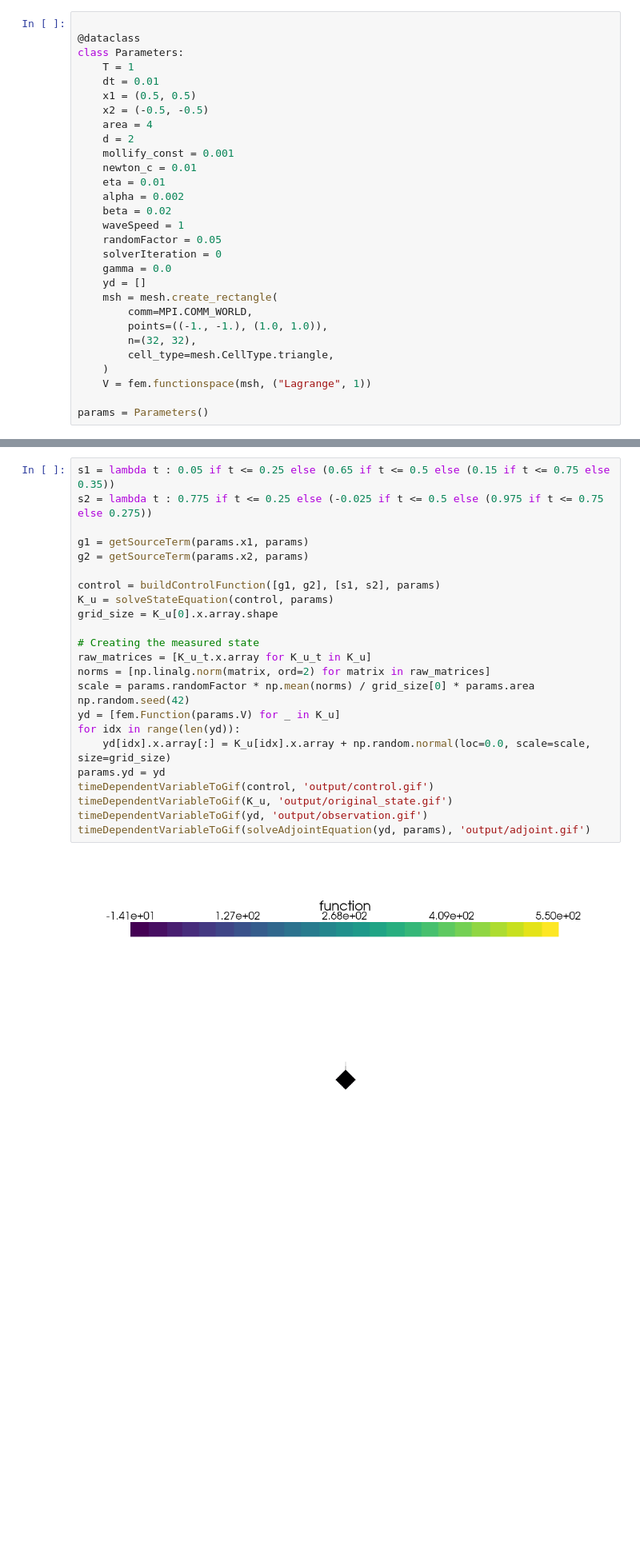
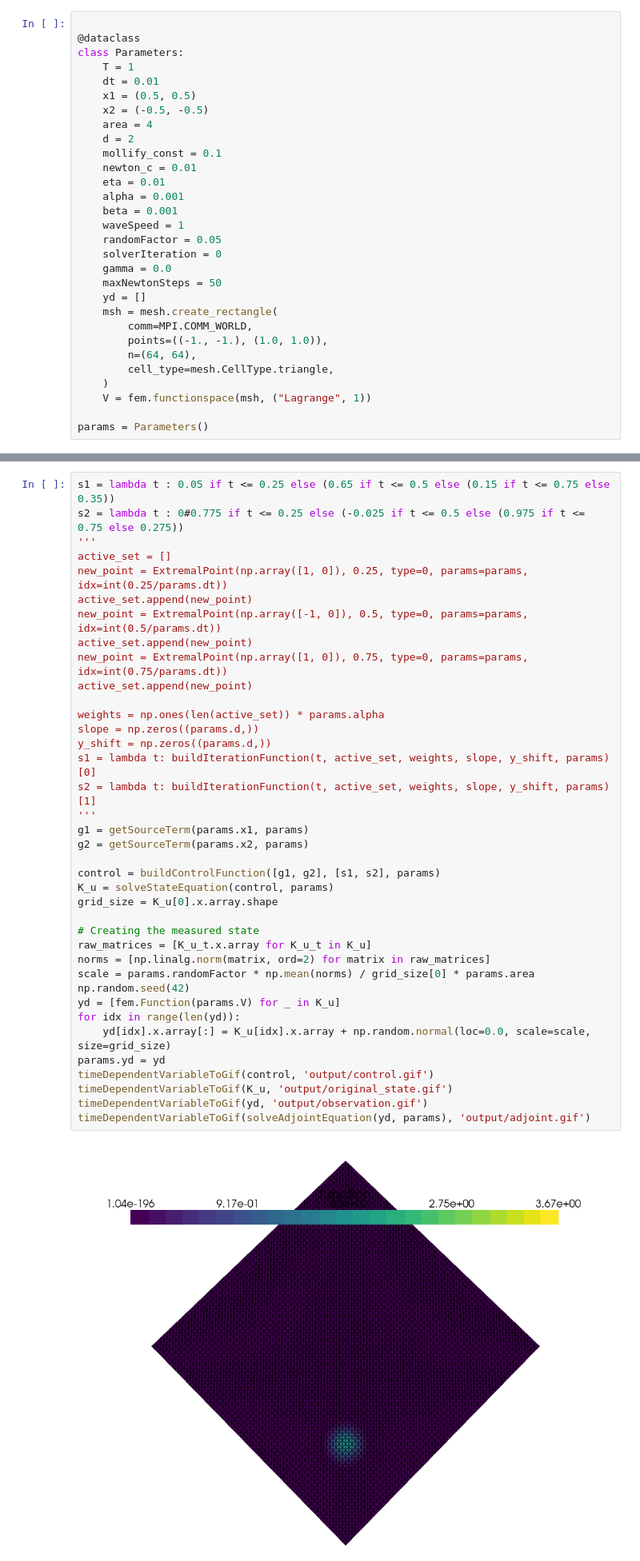
Before and after one commit to hoeftint/TGV-regulairzed-wave-equation, a Jupyter notebook: python/numerical_example.ipynb, the cells around one changed output, grey strips where cells are left out. Shown at 80% size. Saved outputs shown, nothing was run; the diff lists cells and outputs as text; blank space fills up the shorter version.

```diff
--- a/python/numerical_example.ipynb
+++ b/python/numerical_example.ipynb
@@ -29,20 +29,21 @@ class Parameters:
     x2 = (-0.5, -0.5)
     area = 4
     d = 2
-    mollify_const = 0.001
+    mollify_const = 0.1
     newton_c = 0.01
     eta = 0.01
-    alpha = 0.002
-    beta = 0.02
+    alpha = 0.001
+    beta = 0.001
     waveSpeed = 1
     randomFactor = 0.05
     solverIteration = 0
     gamma = 0.0
+    maxNewtonSteps = 50
     yd = []
     msh = mesh.create_rectangle(
         comm=MPI.COMM_WORLD,
         points=((-1., -1.), (1.0, 1.0)),
-        n=(32, 32),
+        n=(64, 64),
         cell_type=mesh.CellType.triangle,
     )
     V = fem.functionspace(msh, ("Lagrange", 1))
@@ -52,27 +53,41 @@ params = Parameters()
 ## Calculate noisy observation $y_d$
 # %%
 s1 = lambda t : 0.05 if t <= 0.25 else (0.65 if t <= 0.5 else (0.15 if t <= 0.75 else 0.35))
-s2 = lambda t : 0.775 if t <= 0.25 else (-0.025 if t <= 0.5 else (0.975 if t <= 0.75 else 0.275))
+s2 = lambda t : 0#0.775 if t <= 0.25 else (-0.025 if t <= 0.5 else (0.975 if t <= 0.75 else 0.275))
+'''
+active_set = []
+new_point = ExtremalPoint(np.array([1, 0]), 0.25, type=0, params=params, idx=int(0.25/params.dt))
+active_set.append(new_point)
+new_point = ExtremalPoint(np.array([-1, 0]), 0.5, type=0, params=params, idx=int(0.5/params.dt))
+active_set.append(new_point)
+new_point = ExtremalPoint(np.array([1, 0]), 0.75, type=0, params=params, idx=int(0.75/params.dt))
+active_set.append(new_point)
 
+weights = np.ones(len(active_set)) * params.alpha
+slope = np.zeros((params.d,))
+y_shift = np.zeros((params.d,))
+s1 = lambda t: buildIterationFunction(t, active_set, weights, slope, y_shift, params)[0]
+s2 = lambda t: buildIterationFunction(t, active_set, weights, slope, y_shift, params)[1]
+'''
 g1 = getSourceTerm(params.x1, params)
 g2 = getSourceTerm(params.x2, params)
 
 control = buildControlFunction([g1, g2], [s1, s2], params)
 K_u = solveStateEquation(control, params)
 grid_size = K_u[0].x.array.shape
 
 # Creating the measured state
 raw_matrices = [K_u_t.x.array for K_u_t in K_u]
 norms = [np.linalg.norm(matrix, ord=2) for matrix in raw_matrices]
 scale = params.randomFactor * np.mean(norms) / grid_size[0] * params.area
 np.random.seed(42)
 yd = [fem.Function(params.V) for _ in K_u]
 for idx in range(len(yd)):
     yd[idx].x.array[:] = K_u[idx].x.array + np.random.normal(loc=0.0, scale=scale, size=grid_size)
 params.yd = yd
 timeDependentVariableToGif(control, 'output/control.gif')
 timeDependentVariableToGif(K_u, 'output/original_state.gif')
 timeDependentVariableToGif(yd, 'output/observation.gif')
 timeDependentVariableToGif(solveAdjointEquation(yd, params), 'output/adjoint.gif')
 # %% [output]
-[figure, old version]
+[figure, new version]
```
Also changed, not shown: parts of 4 cells of this notebook, 8 other files.
